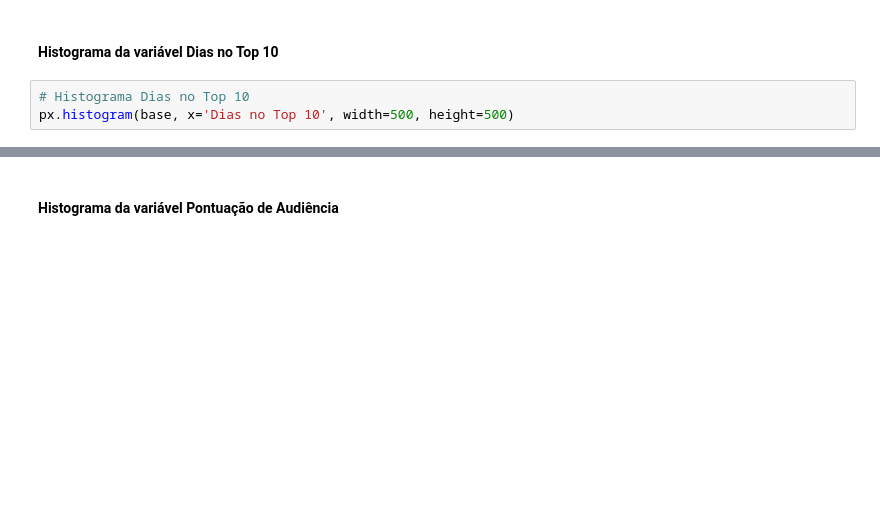
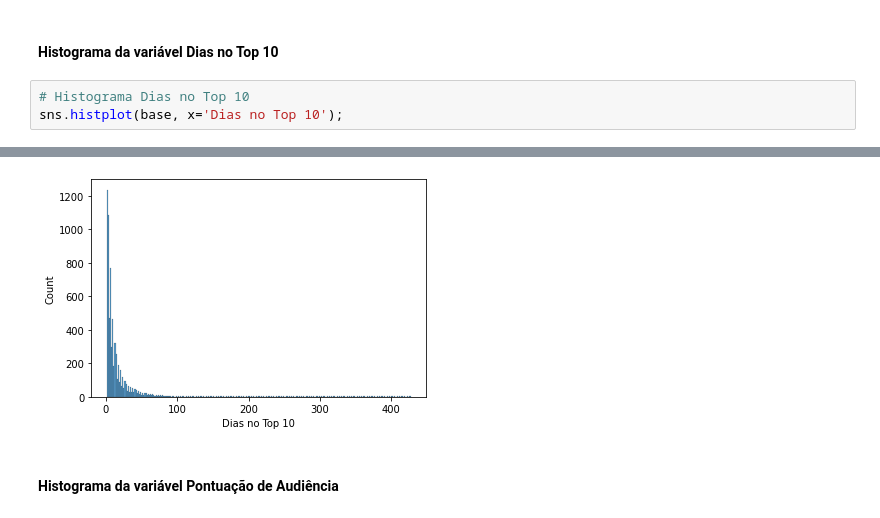
Before and after one commit to Blf100/Analise-de-dados-Netflix, a Jupyter notebook: Netflix.ipynb, the cells around one changed output, grey strips where cells are left out. Drawn from its saved outputs; the diff is of its cells as text; blank space fills up the shorter version.

```diff
--- a/Netflix.ipynb
+++ b/Netflix.ipynb
@@ -115,5 +119,5 @@ base.describe()
 #### Histograma da variável Dias no Top 10
 # %%
 # Histograma Dias no Top 10
-px.histogram(base, x='Dias no Top 10', width=500, height=500)
+sns.histplot(base, x='Dias no Top 10');
 # %% [output]
@@ -121,2 +124,3 @@ px.histogram(base, x='Dias no Top 10', width=500, height=500)
+[figure, added]
 # %% [markdown]
 #### Histograma da variável Pontuação de Audiência
```
Also changed, not shown: parts of 19 cells of this notebook.
